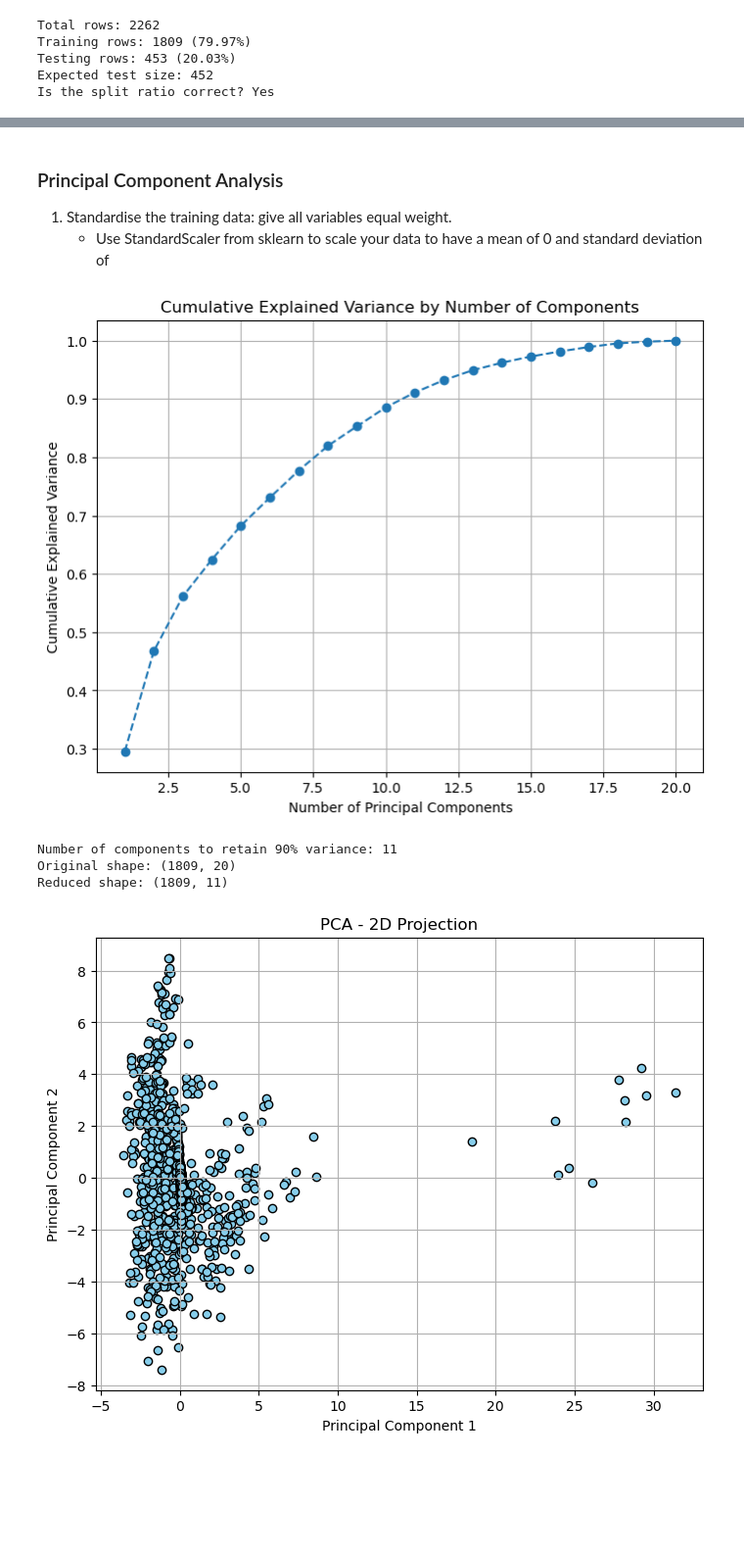
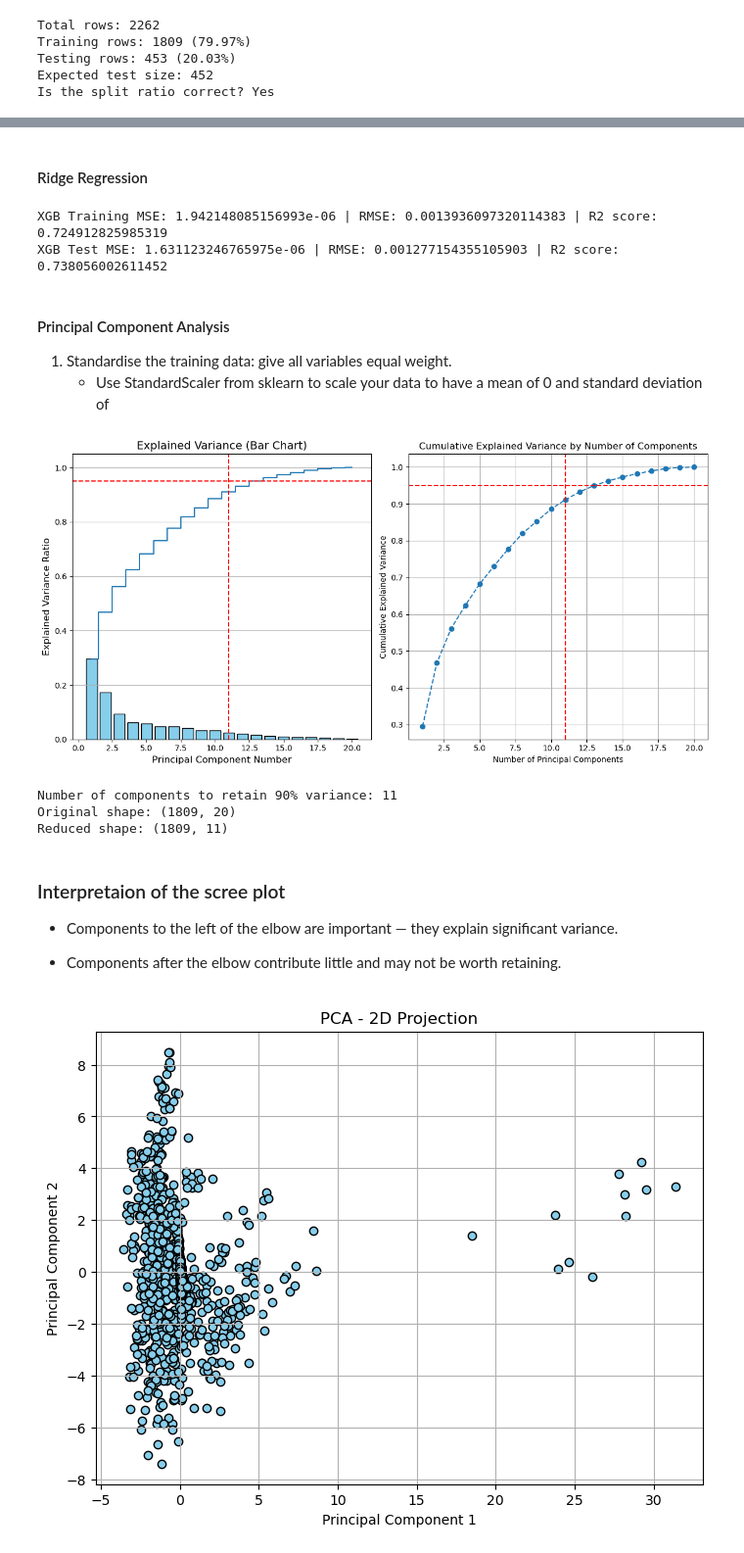
Before and after one commit to git-loa/CrimePatternsProject, a Jupyter notebook: data-exploration/data_analysis.ipynb, the cells around one changed output, grey strips where cells are left out. Shown at 98% size. Saved outputs shown, nothing was run; the diff lists cells and outputs as text; code cells hidden in the pictures; blank space fills up the shorter version.

Commit message:
Started regression analysis. Added some visuals.

```diff
--- a/data-exploration/data_analysis.ipynb
+++ b/data-exploration/data_analysis.ipynb
@@ -117,8 +97,7 @@ df_transformed = preprocessor.fit_transform(crime_dataframe_nan)
 df_cleaned = pd.DataFrame(df_transformed, columns=numeric_features_mean+numeric_features_median)
 
 # Add untouched colmns back
-temp_df = pd.concat([df_nan[columns_without_nan].reset_index(drop=True), df_cleaned], axis=1)
+clean_dataframe = pd.concat([df_nan[columns_without_nan].reset_index(drop=True), df_cleaned], axis=1)
 # %%
-final_dataframe = temp_df.copy()
+final_dataframe = clean_dataframe.copy()
 final_dataframe = final_dataframe.set_index(['County', 'Year'])
-final_dataframe
@@ -268,4 +332,6 @@ X = final_dataframe[features] # Independent varaibles
 y = final_dataframe['crime_rate'] # Dependent variable
 
 # Split data
-X_train, X_test, y_train, y_test = train_test_split(X, y, test_size=0.2, random_state=42)
+train_data, test_data = train_test_split(final_dataframe, test_size=0.2, random_state=42)
+X_train, y_train = train_data[features], train_data['crime_rate']
+X_test, y_test = test_data[features], test_data['crime_rate']
@@ -293,46 +438,97 @@ Is the split ratio correct? Yes
+# %% [markdown]
+#### Ridge Regression
+# %%
+ridge_pipe = Pipeline([('scale', StandardScaler()), ('ridge', Ridge())])
+
+# Fit the models to the training data
+ridge_pipe.fit(X_train, y_train)
+
+# Find the model predictions on the training set
+ridge_train_preds = ridge_pipe.predict(X_train)
+
+# Find the model predictions on the test set
+ridge_test_preds = ridge_pipe.predict(X_test)
+
+# Find the mse on the training set
+ridge_train_mse = mean_squared_error(y_train, ridge_train_preds)
+ridge_train_rmse = root_mean_squared_error(y_train, ridge_train_preds)
+ridge_train_r2 = r2_score(y_train, ridge_train_preds)
+
+# Find the mse on the test set
+ridge_test_mse = mean_squared_error(y_test, ridge_test_preds)
+ridge_test_rmse = root_mean_squared_error(y_test, ridge_test_preds)
+ridge_test_r2 = r2_score(y_test, ridge_test_preds)
+
+# Results
+print(f"XGB Training MSE: {ridge_train_mse} | RMSE: {ridge_train_rmse} | R2 score: {ridge_train_r2}")
+print(f"XGB Test MSE: {ridge_test_mse} | RMSE: {ridge_test_rmse} | R2 score: {ridge_test_r2}")
+# %% [output]
+XGB Training MSE: 1.942148085156993e-06 | RMSE: 0.0013936097320114383 | R2 score: 0.724912825985319
+XGB Test MSE: 1.631123246765975e-06 | RMSE: 0.001277154355105903 | R2 score: 0.738056002611452
 # %% [markdown]
-### Principal Component Analysis
+#### Principal Component Analysis
 1. Standardise the training data: give all variables equal weight.
     - Use StandardScaler from sklearn to scale your data to have a mean of 0 and standard deviation of
 # %%
 # Standardise the training data
 scaler = StandardScaler()
 X_train_scaled = scaler.fit_transform(X_train)
 
 # Apply PCA to the training data
 pca = PCA()
 X_train_pca = pca.fit_transform(X_train_scaled)
 
 # Explain variance ratio
 explained_variance = pca.explained_variance_ratio_
 cumulative_variance = np.cumsum(explained_variance)
 
-# Plot cumulative variance
-plt.figure(figsize=(8, 6))
-plt.plot(range(1, len(cumulative_variance) + 1), cumulative_variance, marker="o", linestyle="--")
-plt.xlabel("Number of Principal Components")
-plt.ylabel("Cumulative Explained Variance")
-plt.title("Cumulative Explained Variance by Number of Components")
-plt.grid()
+# Create subplots
+fig, axes = plt.subplots(1, 2, figsize=(12, 6))  # 1 row, 2 columns
+
+# Subplot 1: Bar chart for explained variance ratio
+axes[0].bar(range(1, len(explained_variance) + 1), explained_variance, color="skyblue", edgecolor="black")
+axes[0].step(range(1, len(cumulative_variance) + 1), cumulative_variance, where="mid", label="Cumulative Variance")
+axes[0].axhline(y=0.95, color="red", linestyle="--", label="95% Threshold")
+axes[0].axvline(x=11, color="red", linestyle="--", label="Retained 11 PCs")
+axes[0].set_xlabel("Principal Component Number", fontsize=12)
+axes[0].set_ylabel("Explained Variance Ratio", fontsize=12)
+axes[0].set_title("Explained Variance (Bar Chart)", fontsize=14)
+axes[0].grid(axis="y")
+
+axes[1].plot(range(1, len(cumulative_variance) + 1), cumulative_variance, marker="o", linestyle="--")
+axes[1].axhline(y=0.95, color="red", linestyle="--", label="95% Threshold")
+axes[1].axvline(x=11, color="red", linestyle="--", label="Retained 11 PCs")
+axes[1].set_xlabel("Number of Principal Components")
+axes[1].set_ylabel("Cumulative Explained Variance")
+axes[1].set_title("Cumulative Explained Variance by Number of Components")
+axes[1].grid()
+# Adjust layout for better spacing
+plt.tight_layout()
 plt.show()
 
 # Step 4: Decide the number of components to keep
 # For example, keep enough components to explain 90% of variance
 n_components = np.argmax(cumulative_variance >= 0.9) + 1  # First PC where cumulative >= 90%
 print(f"Number of components to retain 90% variance: {n_components}")
 
 # Step 5: Apply PCA again with the chosen number of components
 pca_reduced = PCA(n_components=n_components)
 X_train_reduced = pca_reduced.fit_transform(X_train_scaled)
 
 # Show shape of reduced data
 print(f"Original shape: {X_train_scaled.shape}")
 print(f"Reduced shape: {X_train_reduced.shape}")
 # %% [output]
-[figure, old version]
+[figure, new version]
 Number of components to retain 90% variance: 11
 Original shape: (1809, 20)
 Reduced shape: (1809, 11)
+# %% [markdown]
+### Interpretaion of the scree plot
+
+- Components to the left of the elbow are important — they explain significant variance.
+
+- Components after the elbow contribute little and may not be worth retaining.
 # %%
 # Visualize the first two principal components
 plt.figure(figsize=(8, 6))
```
Also changed, not shown: parts of 28 cells of this notebook, 3 other files.
